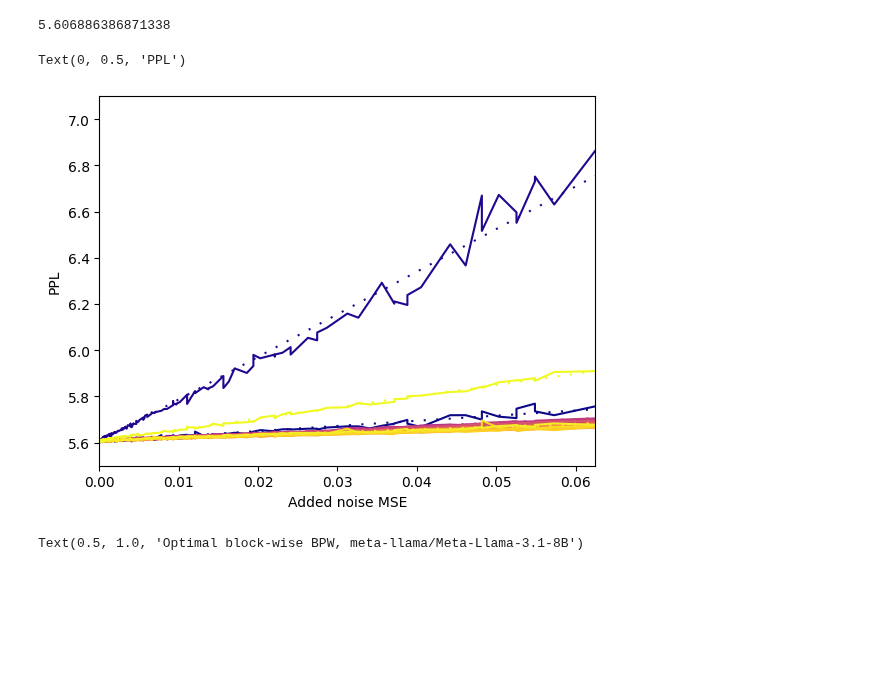
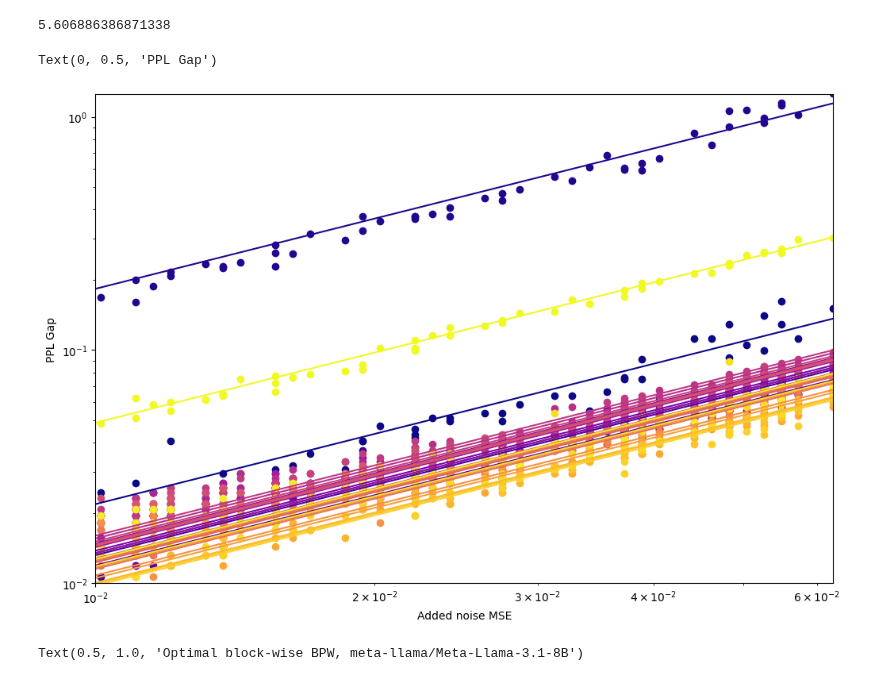
Before and after one commit to galqiwi/linear-layer-compression, a Jupyter notebook: Andrei/gptq/plots.ipynb, the cells around one changed output. Cells and saved outputs as stored; diff of their text form; code cells hidden in the pictures; blank space fills up the shorter version.

Commit message:
better fit and cleaner plots

```diff
--- a/Andrei/gptq/plots.ipynb
+++ b/Andrei/gptq/plots.ipynb
@@ -188,46 +188,49 @@ ppls = ppls[order]
 bitwidhts = bitwidhts[order]
 block_ids = block_ids[order]
 # %%
-from scipy.stats import linregress
-
 import matplotlib.pyplot as plt
 import matplotlib as mpl
 
 slopes = np.empty((32,))
+intercept = np.min(rtn_ppls)
 
 cmap = mpl.colormaps["plasma"]
 
 for block_id in range(32):
     this_layer_pos = (block_ids == block_id)
 
-    plt.plot(
+    plt.scatter(
         mses[this_layer_pos],
-        ppls[this_layer_pos],
+        ppls[this_layer_pos] - intercept,
         label=f"{block_id}",
         color=cmap(block_id/31),
     )
 
     this_layer_pos = (block_ids == block_id) & (mses <= 4**(-2))
-    fit = linregress(mses[this_layer_pos], ppls[this_layer_pos])
+
+    slope, _, _, _ = np.linalg.lstsq(mses[this_layer_pos][:, None], ppls[this_layer_pos] - intercept, rcond=None)
 
     plt.plot(
         np.linspace(0, 4**(-2)),
-        fit.intercept + fit.slope * np.linspace(0, 4**(-2)),
+        slope * np.linspace(0, 4**(-2)),
         color=cmap(block_id/31),
-        linestyle=(0, (1, 5)),
+        # linestyle=(0, (1, 5)),
     )
-    slopes[block_id] = fit.slope
+    slopes[block_id] = slope
 
     # plt.yscale("log")
 
-plt.xlim(0, 4**(-2))
-plt.ylim(5.5, 7.1)
+plt.xlim(0.01, 4**(-2))
+plt.ylim(0.01, 1.25)
+
+plt.yscale("log")
+plt.xscale("log")
 
 plt.xlabel("Added noise MSE")
-plt.ylabel("PPL")
+plt.ylabel("PPL Gap")
 # %% [output]
-Text(0, 0.5, 'PPL')
+Text(0, 0.5, 'PPL Gap')
-[figure, old version]
+[figure, new version]
 # %%
 from scipy.optimize import minimize
 
```
Also changed, not shown: parts of 7 cells of this notebook.
